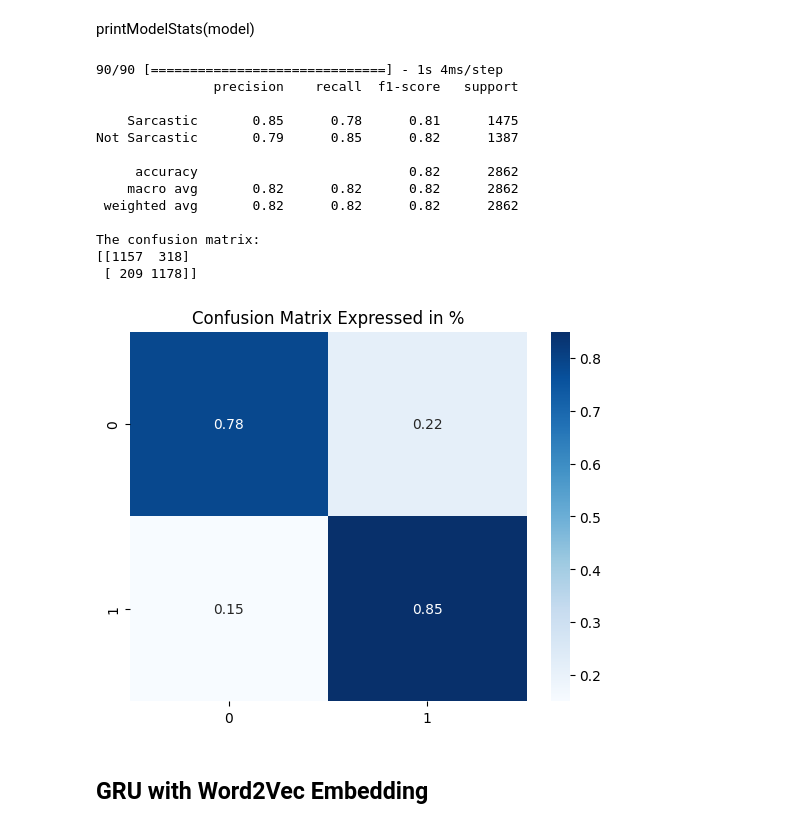
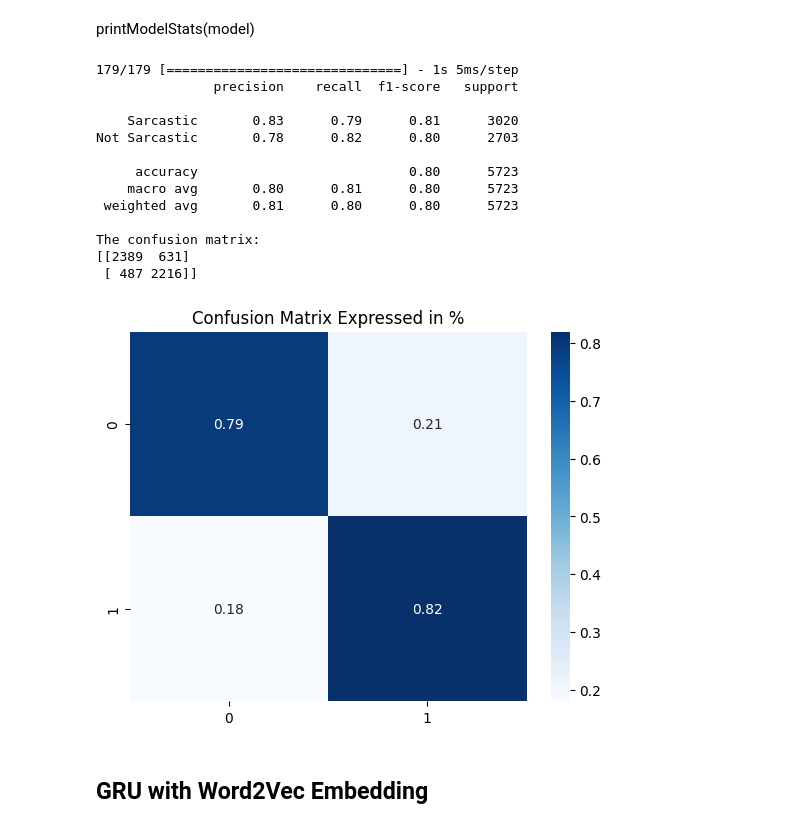
Before and after one commit to bodinestubbe/ML_2024, a Jupyter notebook: GRU_processed.ipynb, the cells around one changed output. Cells and saved outputs as stored; diff of their text form; code cells hidden in the pictures.

```diff
--- a/GRU_processed.ipynb
+++ b/GRU_processed.ipynb
@@ -306,22 +287,22 @@ plotCurves(history, "Best 1 layer GRU with own embedding")
 # %% [markdown]
 printModelStats(model)
 # %%
-printModelStats(best_model_1, X_val, y_val)
+printModelStats(best_model_1, X_test, y_test)
 # %% [output]
-90/90 [==============================] - 1s 4ms/step
+179/179 [==============================] - 1s 5ms/step
                precision    recall  f1-score   support
 
-    Sarcastic       0.85      0.78      0.81      1475
-Not Sarcastic       0.79      0.85      0.82      1387
+    Sarcastic       0.83      0.79      0.81      3020
+Not Sarcastic       0.78      0.82      0.80      2703
 
-     accuracy                           0.82      2862
-    macro avg       0.82      0.82      0.82      2862
- weighted avg       0.82      0.82      0.82      2862
+     accuracy                           0.80      5723
+    macro avg       0.80      0.81      0.80      5723
+ weighted avg       0.81      0.80      0.80      5723
 
 The confusion matrix:
-[[1157  318]
- [ 209 1178]]
+[[2389  631]
+ [ 487 2216]]
-[figure, old version]
+[figure, new version]
 # %% [markdown]
 ## GRU with Word2Vec Embedding
 # %%
```
Also changed, not shown: parts of 15 cells of this notebook, 1 other file.
